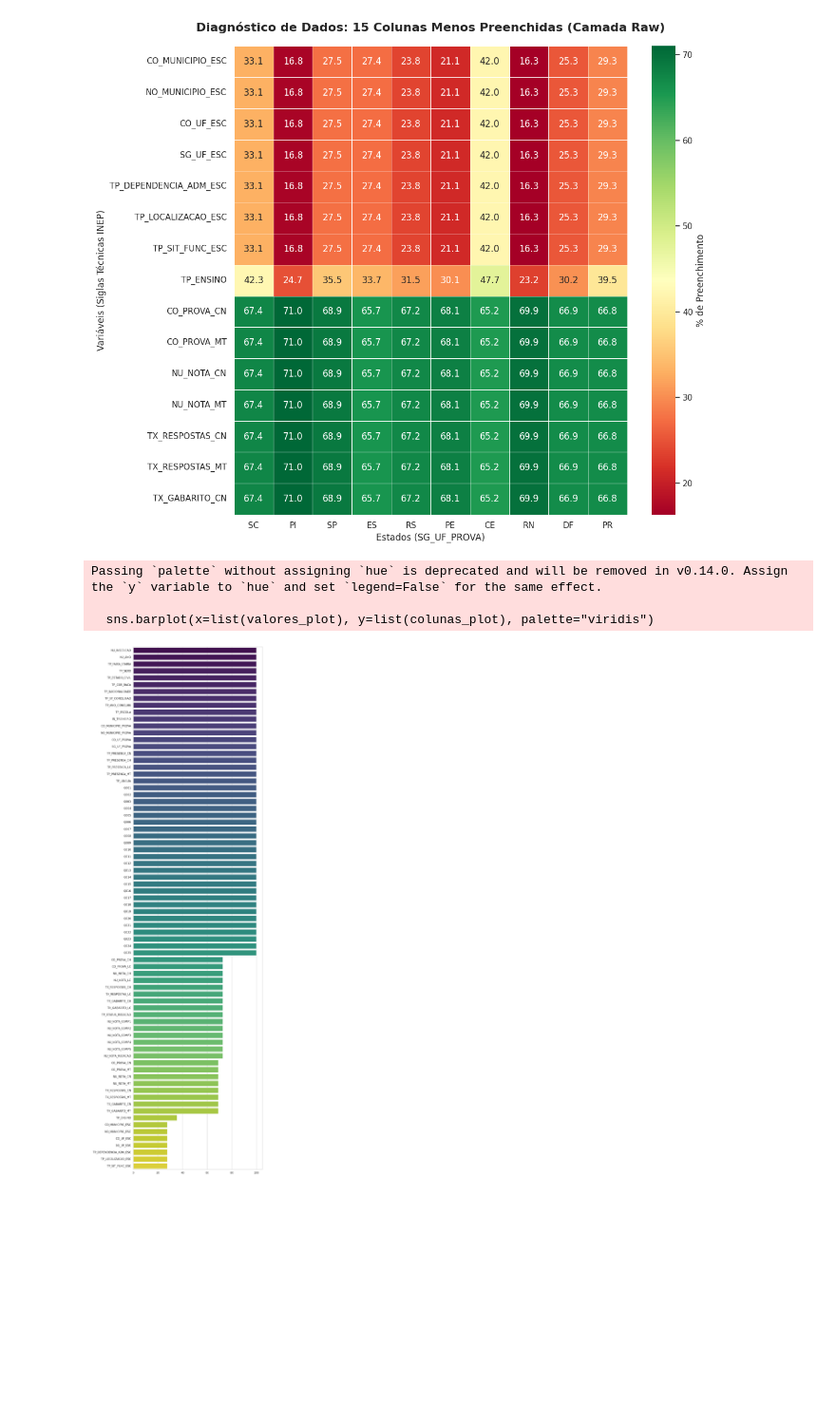
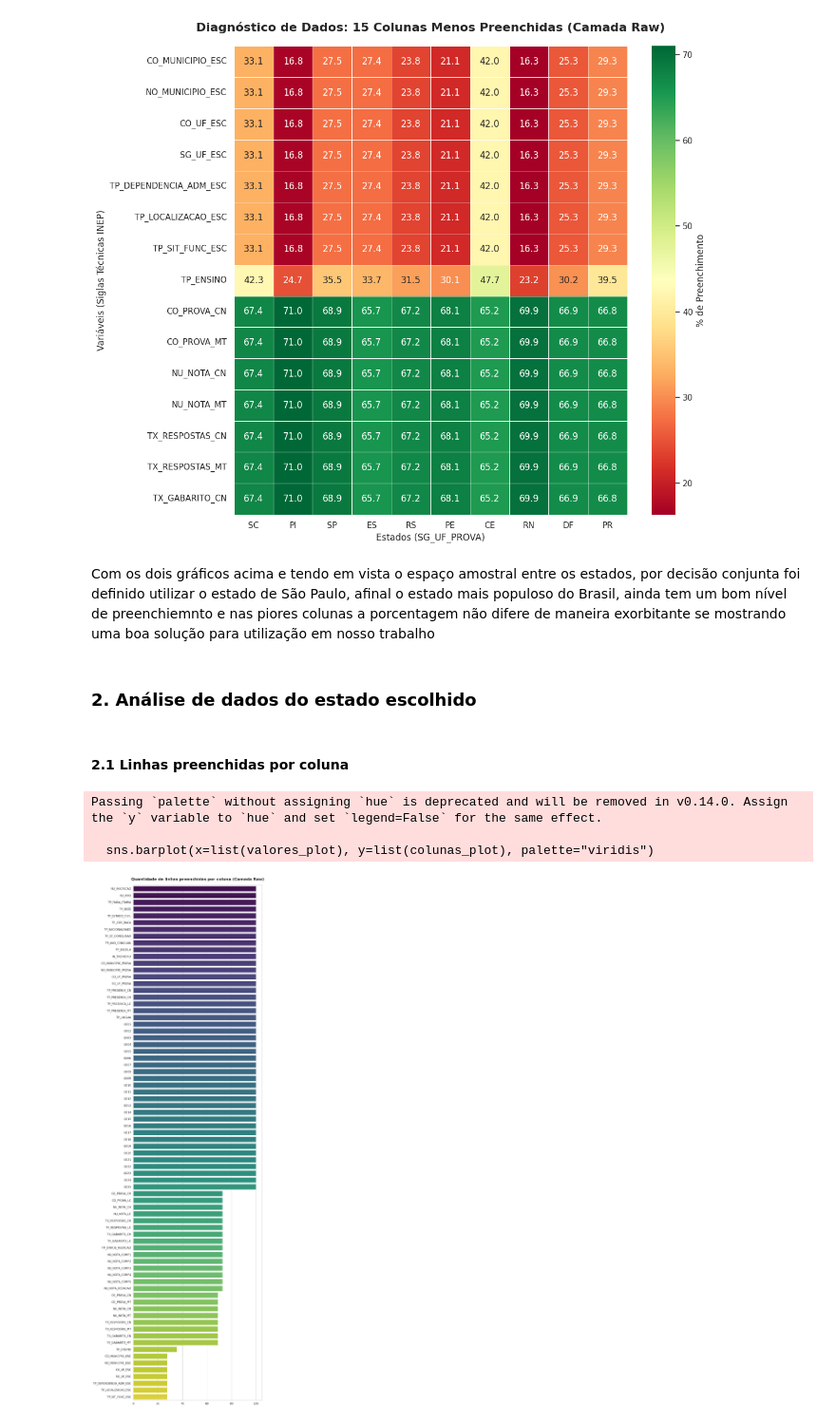
Before and after one commit to Caiomesvie/SDBD2---INEP, a Jupyter notebook: raw/analytcs.ipynb, the cells around one changed output. Shown at 95% size. Saved outputs shown, nothing was run; the diff lists cells and outputs as text; code cells hidden in the pictures; blank space fills up the shorter version.

```diff
--- a/raw/analytcs.ipynb
+++ b/raw/analytcs.ipynb
@@ -109,29 +138,37 @@ plt.tight_layout()
 plt.show()
 # %% [output]
 [figure]
+# %% [markdown]
+Com os dois gráficos acima e tendo em vista o espaço amostral entre os estados, por decisão conjunta foi definido utilizar o estado de São Paulo, afinal o estado mais populoso do Brasil, ainda tem um bom nível de preenchiemnto e nas piores colunas a porcentagem não difere de maneira exorbitante se mostrando uma boa solução para utilização em nosso trabalho
+# %% [markdown]
+### 2. Análise de dados do estado escolhido
+# %% [markdown]
+#### 2.1 Linhas preenchidas por coluna
 # %%
 estado_SP = leitura.filter(F.col("SG_UF_PROVA") == "SP")
 
 total_sp = estado_SP.count()
 
 total_sp_nulos = estado_SP.agg(*[F.count(F.col(c)).alias(c) for c in estado_SP.columns]).collect()[0].asDict()
 
 coluna_total_nulos = list(total_sp_nulos.keys())
 percentual_coluna_nula = [(total_sp_nulos[c]/total_sp) * 100 for c in coluna_total_nulos]
 
 dados_ordenados_completude = sorted(zip(coluna_total_nulos, percentual_coluna_nula), key=lambda x: x[1], reverse=True)
 
 colunas_plot, valores_plot = zip(*dados_ordenados_completude)
 
 plt.figure(figsize=(10, len(colunas_plot) * 0.4))
 sns.set_theme(style="whitegrid")
 
 sns.barplot(x=list(valores_plot), y=list(colunas_plot), palette="viridis")
 
+plt.title('Quantidade de linhas preenchidas por coluna (Camada Raw)', fontsize=16, fontweight='bold', pad=20)
+
 plt.tight_layout()
 plt.show()
 # %% [output]
 Passing `palette` without assigning `hue` is deprecated and will be removed in v0.14.0. Assign the `y` variable to `hue` and set `legend=False` for the same effect.
 
   sns.barplot(x=list(valores_plot), y=list(colunas_plot), palette="viridis")
-[figure, old version]
+[figure, new version]
```
Also changed, not shown: parts of 10 cells of this notebook.
